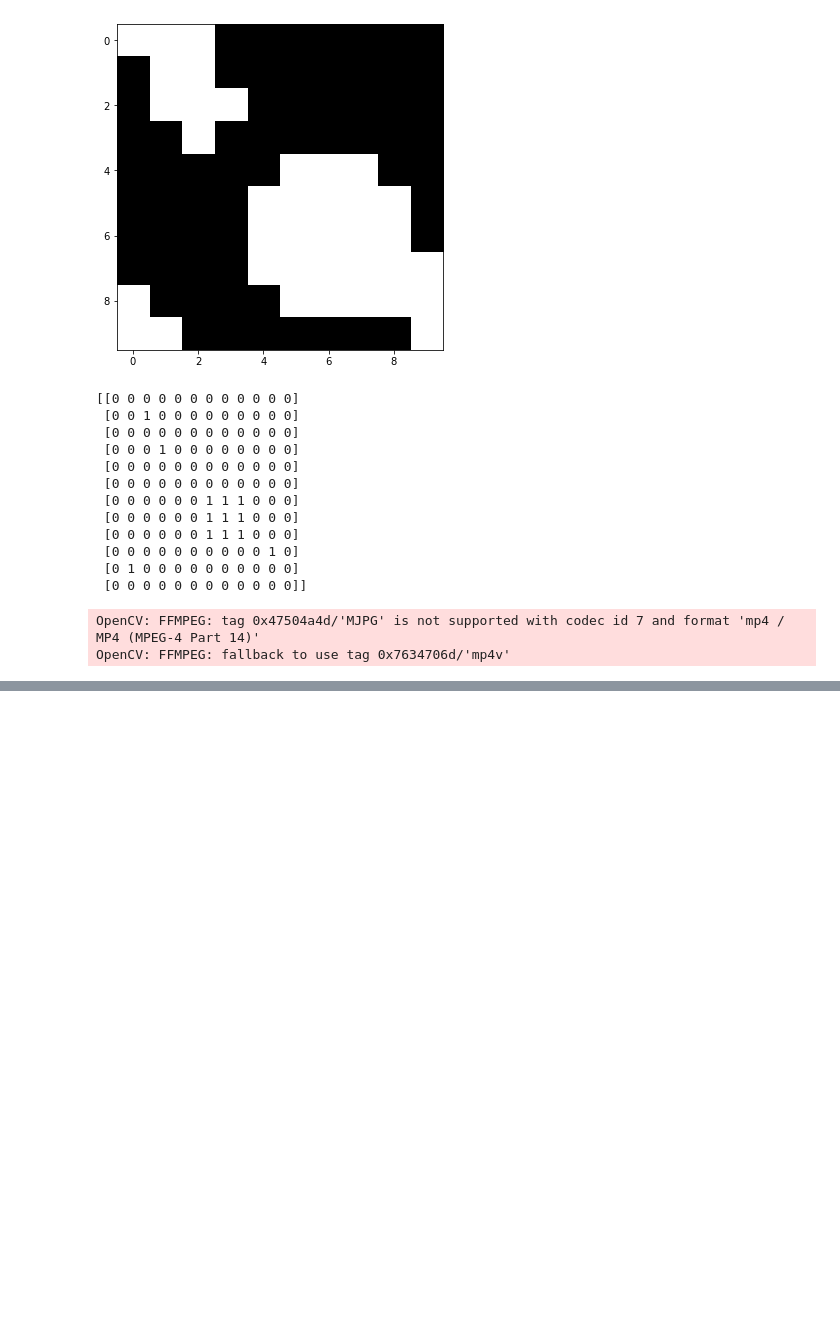
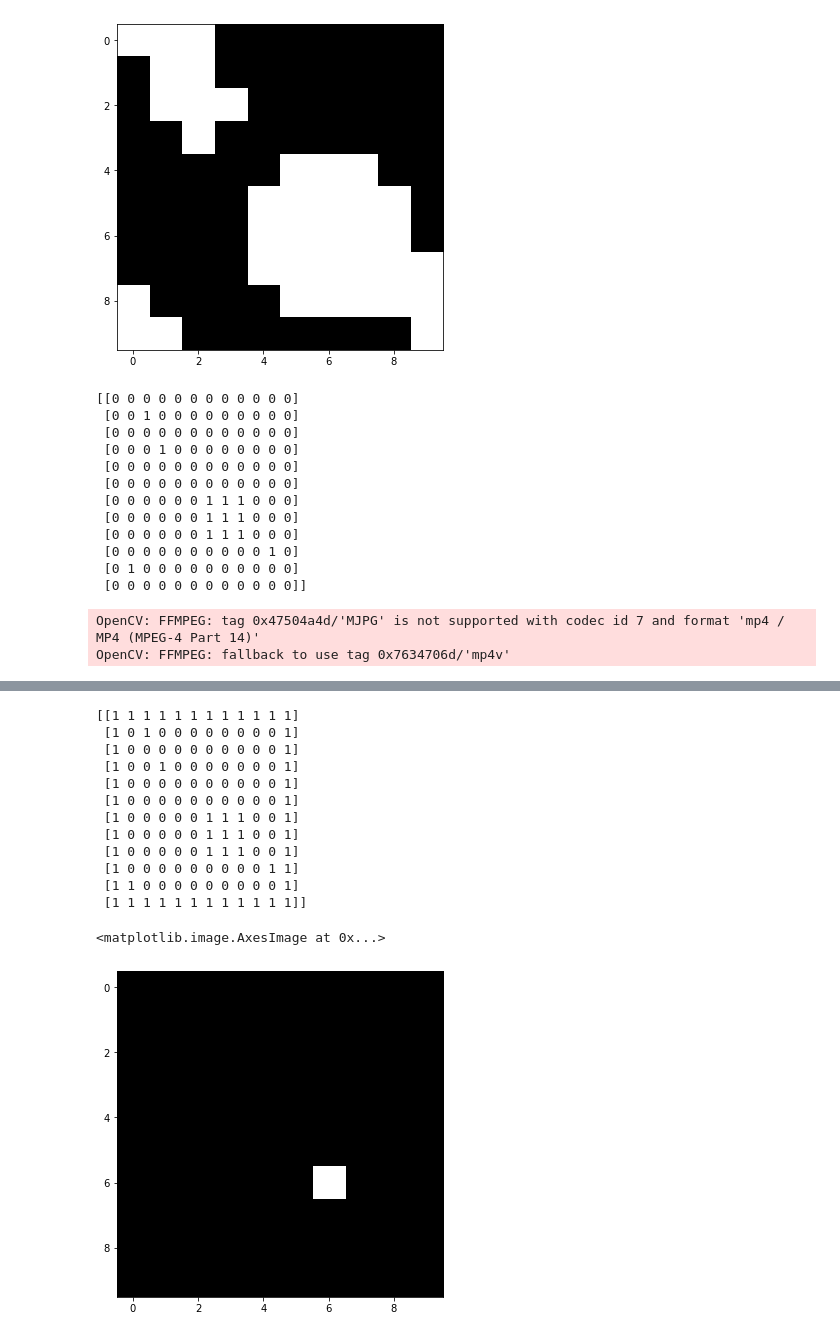
Before and after one commit to DastanIqbal/LearnOpenCV, a Jupyter notebook: src/OpenCV/week3/4-morphingFromScratch/dilationFromScratchMethod1.ipynb, the cells around one changed output, grey strips where cells are left out. Saved outputs shown, nothing was run; the diff lists cells and outputs as text; code cells hidden in the pictures; blank space fills up the shorter version.

Commit message:
course: finished method 1/2 algo for erosion

```diff
--- a/src/OpenCV/week3/4-morphingFromScratch/dilationFromScratchMethod1.ipynb
+++ b/src/OpenCV/week3/4-morphingFromScratch/dilationFromScratchMethod1.ipynb
@@ -164,0 +147,41 @@ plt.imshow(dilatedImage)
+# %%
+# Create a padded image with zeros padding
+paddedErosionIm = np.zeros((height + border * 2, width + border * 2))
+paddedErosionIm = cv2.copyMakeBorder(im, border, border, border, border, cv2.BORDER_CONSTANT, value=1)
+print(paddedErosionIm)
+
+for h_i in range(border, height + border):
+    for w_i in range(border, width + border):
+        if not im[h_i - border, w_i - border]:
+            paddedErosionIm[h_i - border:h_i + border + 1, w_i - border:w_i + border + 1] = cv2.bitwise_and(
+                paddedErosionIm[h_i - border:h_i + border + 1, w_i - border:w_i + border + 1], element)
+            # plt.imshow(paddedIm,cmap='gray');plt.show()
+            frame = paddedErosionIm[:,:,None]*1*np.empty(3,dtype='uint8')[None,None,:]
+            # plt.imshow(frame);plt.show()
+            frames = cv2.resize(frame,(50,50),interpolation=cv2.INTER_NEAREST)
+            frames = cv2.cvtColor(frames,cv2.COLOR_BGR2GRAY)
+            (thresh, im_bw) = cv2.threshold(frames, 128, 255, cv2.THRESH_BINARY | cv2.THRESH_OTSU)
+            frame3d = cv2.merge((im_bw,im_bw,im_bw))
+            # print(frame3d.shape)
+            # plt.imshow(frame3d);plt.show()
+            # cv2.imwrite(f"frame_{h_i}{w_i}.jpg",frame)
+            out.write(frame3d)
+            cv2.waitKey(25)
+
+erosionImage =  paddedErosionIm[border:border+height,border:border+width]
+plt.imshow(erosionImage)
+# %% [output]
+[[1 1 1 1 1 1 1 1 1 1 1 1]
+ [1 0 1 0 0 0 0 0 0 0 0 1]
+ [1 0 0 0 0 0 0 0 0 0 0 1]
+ [1 0 0 1 0 0 0 0 0 0 0 1]
+ [1 0 0 0 0 0 0 0 0 0 0 1]
+ [1 0 0 0 0 0 0 0 0 0 0 1]
+ [1 0 0 0 0 0 1 1 1 0 0 1]
+ [1 0 0 0 0 0 1 1 1 0 0 1]
+ [1 0 0 0 0 0 1 1 1 0 0 1]
+ [1 0 0 0 0 0 0 0 0 0 1 1]
+ [1 1 0 0 0 0 0 0 0 0 0 1]
+ [1 1 1 1 1 1 1 1 1 1 1 1]]
+<matplotlib.image.AxesImage at 0x...>
+[figure, added]
```
Also changed, not shown: parts of 2 cells of this notebook, 1 other file.
